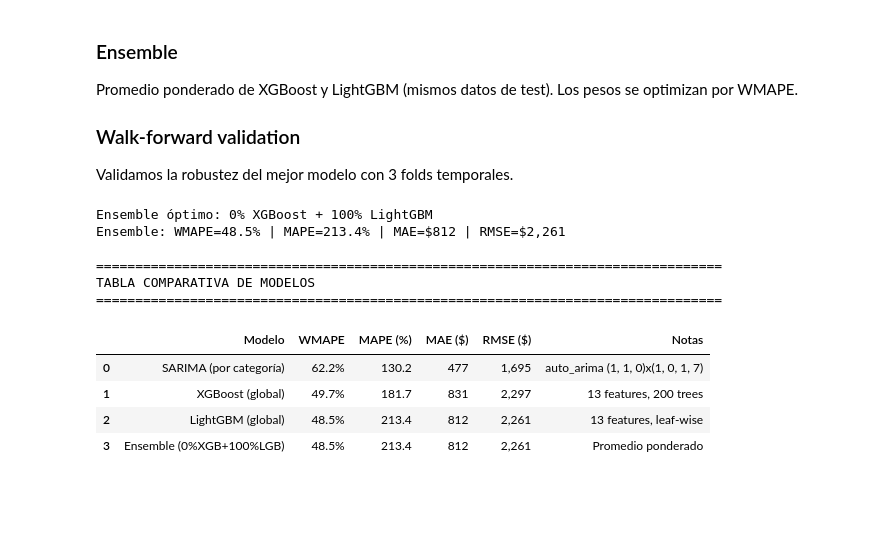
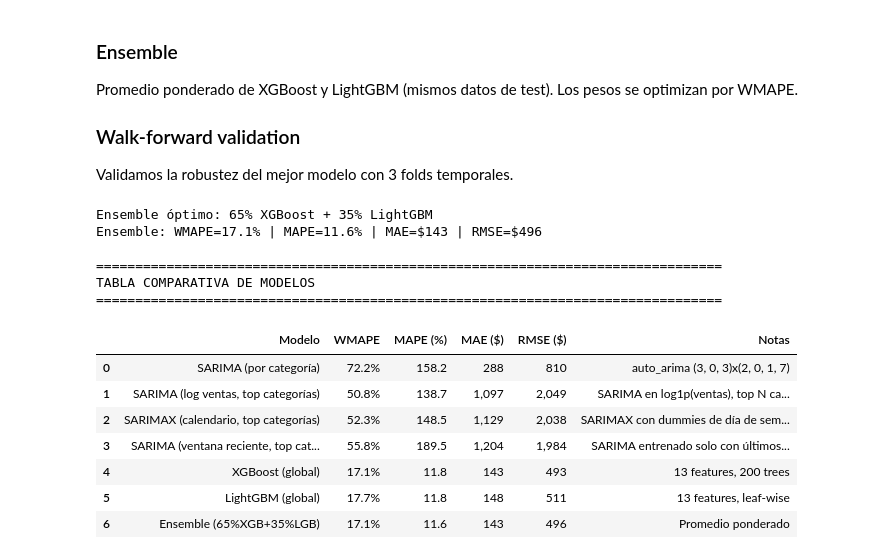
Before and after one commit to agus-chaud/forecasting-demanda-licores, a Jupyter notebook: forecasting-licores.ipynb, the cells around one changed output. Drawn from its saved outputs; the diff is of its cells as text; code cells hidden in the pictures; blank space fills up the shorter version.

```diff
--- a/forecasting-licores.ipynb
+++ b/forecasting-licores.ipynb
@@ -700,11 +1009,11 @@ print("\nModelos entrenados: XGBoost + LightGBM")
 
 Modelos entrenados: XGBoost + LightGBM
 # %%
-# Predicciones
-pred_xgb = model_xgb.predict(X_test)
-pred_lgb = model_lgb.predict(X_test)
+# Predicciones (Fase 1.1: modelo predice en log → revertir a escala original con expm1)
+pred_xgb = np.expm1(model_xgb.predict(X_test))
+pred_lgb = np.expm1(model_lgb.predict(X_test))
 
-# Evaluación con WMAPE (métrica principal) + complementarias
+# Evaluación con WMAPE (métrica principal) en escala original
 print("Evaluación XGBoost/LightGBM")
 print("=" * 60)
 y_true = y_test.values
@@ -755,6 +1064,13 @@ Promedio ponderado de XGBoost y LightGBM (mismos datos de test). Los pesos se op
 Validamos la robustez del mejor modelo con 3 folds temporales.
 # %%
 # --- Ensemble: buscar peso óptimo entre XGBoost y LightGBM ---
+from pathlib import Path
+import json
+
+models_dir = Path("artifacts/modeling")
+models_dir.mkdir(parents=True, exist_ok=True)
+ensemble_path = models_dir / "forecasting_ensemble.json"
+
 best_w, best_wmape_ens = 0.5, 1.0
 for w in np.arange(0.0, 1.05, 0.05):
     pred_ens = w * pred_xgb + (1 - w) * pred_lgb
@@ -771,36 +1087,55 @@ eval_ensemble = {
 }
 print(f"Ensemble óptimo: {best_w:.0%} XGBoost + {1-best_w:.0%} LightGBM")
 print(f"Ensemble: WMAPE={eval_ensemble['wmape']:.1%} | MAPE={eval_ensemble['mape']:.1f}% | MAE=${eval_ensemble['mae']:,.0f} | RMSE=${eval_ensemble['rmse']:,.0f}")
 
+# Guardar configuración del ensemble en disco
+ensemble_payload = {
+    "best_w": float(best_w),
+    "metrics": {k: float(v) for k, v in eval_ensemble.items()},
+}
+ensemble_path.write_text(json.dumps(ensemble_payload, indent=2), encoding="utf-8")
+
 # --- Tabla comparativa final ---
 print("\n" + "=" * 80)
 print("TABLA COMPARATIVA DE MODELOS")
 print("=" * 80)
 
 comparacion = pd.DataFrame([
     {"Modelo": "SARIMA (por categoría)", "WMAPE": f"{eval_sarima_cat['wmape']:.1%}",
      "MAPE (%)": f"{eval_sarima_cat['mape']:.1f}", "MAE ($)": f"{eval_sarima_cat['mae']:,.0f}",
      "RMSE ($)": f"{eval_sarima_cat['rmse']:,.0f}", "Notas": f"auto_arima {ORDER}x{SEASONAL_ORDER}"},
+    {"Modelo": "SARIMA (log ventas, top categorías)", "WMAPE": f"{eval_sarima_log['wmape']:.1%}",
+     "MAPE (%)": f"{eval_sarima_log['mape']:.1f}", "MAE ($)": f"{eval_sarima_log['mae']:,.0f}",
+     "RMSE ($)": f"{eval_sarima_log['rmse']:,.0f}", "Notas": "SARIMA en log1p(ventas), top N categorías"},
+    {"Modelo": "SARIMAX (calendario, top categorías)", "WMAPE": f"{eval_sarimax_cal['wmape']:.1%}",
+     "MAPE (%)": f"{eval_sarimax_cal['mape']:.1f}", "MAE ($)": f"{eval_sarimax_cal['mae']:,.0f}",
+     "RMSE ($)": f"{eval_sarimax_cal['rmse']:,.0f}", "Notas": "SARIMAX con dummies de día de semana y mes"},
+    {"Modelo": "SARIMA (ventana reciente, top categorías)", "WMAPE": f"{eval_sarima_window['wmape']:.1%}",
+     "MAPE (%)": f"{eval_sarima_window['mape']:.1f}", "MAE ($)": f"{eval_sarima_window['mae']:,.0f}",
+     "RMSE ($)": f"{eval_sarima_window['rmse']:,.0f}", "Notas": "SARIMA entrenado solo con últimos WINDOW_DAYS"},
     {"Modelo": "XGBoost (global)", "WMAPE": f"{eval_xgb['wmape']:.1%}",
      "MAPE (%)": f"{eval_xgb['mape']:.1f}", "MAE ($)": f"{eval_xgb['mae']:,.0f}",
      "RMSE ($)": f"{eval_xgb['rmse']:,.0f}", "Notas": "13 features, 200 trees"},
     {"Modelo": "LightGBM (global)", "WMAPE": f"{eval_lgb['wmape']:.1%}",
      "MAPE (%)": f"{eval_lgb['mape']:.1f}", "MAE ($)": f"{eval_lgb['mae']:,.0f}",
      "RMSE ($)": f"{eval_lgb['rmse']:,.0f}", "Notas": "13 features, leaf-wise"},
     {"Modelo": f"Ensemble ({best_w:.0%}XGB+{1-best_w:.0%}LGB)", "WMAPE": f"{eval_ensemble['wmape']:.1%}",
      "MAPE (%)": f"{eval_ensemble['mape']:.1f}", "MAE ($)": f"{eval_ensemble['mae']:,.0f}",
      "RMSE ($)": f"{eval_ensemble['rmse']:,.0f}", "Notas": "Promedio ponderado"},
 ])
 display(comparacion)
 # %% [output]
-Ensemble óptimo: 0% XGBoost + 100% LightGBM
-Ensemble: WMAPE=48.5% | MAPE=213.4% | MAE=$812 | RMSE=$2,261
+Ensemble óptimo: 65% XGBoost + 35% LightGBM
+Ensemble: WMAPE=17.1% | MAPE=11.6% | MAE=$143 | RMSE=$496
 
 ================================================================================
 TABLA COMPARATIVA DE MODELOS
 ================================================================================
 |  | Modelo | WMAPE | MAPE (%) | MAE ($) | RMSE ($) | Notas |
-| 0 | SARIMA (por categoría) | 62.2% | 130.2 | 477 | 1,695 | auto_arima (1, 1, 0)x(1, 0, 1, 7) |
-| 1 | XGBoost (global) | 49.7% | 181.7 | 831 | 2,297 | 13 features, 200 trees |
-| 2 | LightGBM (global) | 48.5% | 213.4 | 812 | 2,261 | 13 features, leaf-wise |
-| 3 | Ensemble (0%XGB+100%LGB) | 48.5% | 213.4 | 812 | 2,261 | Promedio ponderado |
+| 0 | SARIMA (por categoría) | 72.2% | 158.2 | 288 | 810 | auto_arima (3, 0, 3)x(2, 0, 1, 7) |
+| 1 | SARIMA (log ventas, top categorías) | 50.8% | 138.7 | 1,097 | 2,049 | SARIMA en log1p(ventas), top N ca... |
+| 2 | SARIMAX (calendario, top categorías) | 52.3% | 148.5 | 1,129 | 2,038 | SARIMAX con dummies de día de sem... |
+| 3 | SARIMA (ventana reciente, top cat... | 55.8% | 189.5 | 1,204 | 1,984 | SARIMA entrenado solo con últimos... |
+| 4 | XGBoost (global) | 17.1% | 11.8 | 143 | 493 | 13 features, 200 trees |
+| 5 | LightGBM (global) | 17.7% | 11.8 | 148 | 511 | 13 features, leaf-wise |
+| 6 | Ensemble (65%XGB+35%LGB) | 17.1% | 11.6 | 143 | 496 | Promedio ponderado |
```
Also changed, not shown: parts of 17 cells of this notebook.
